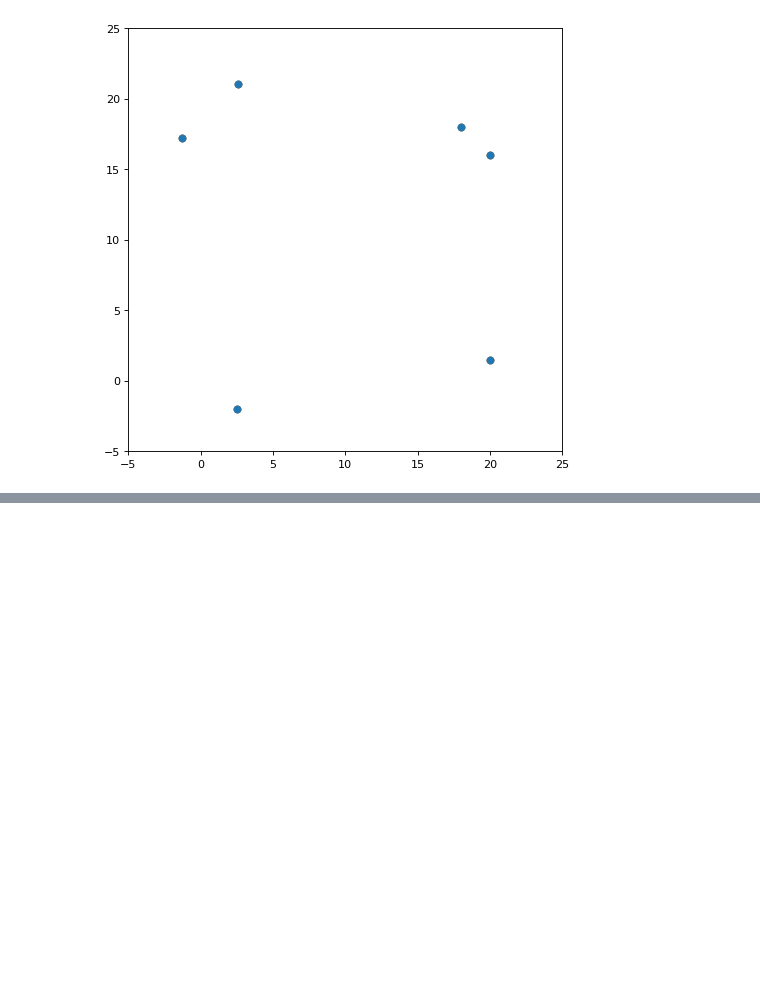
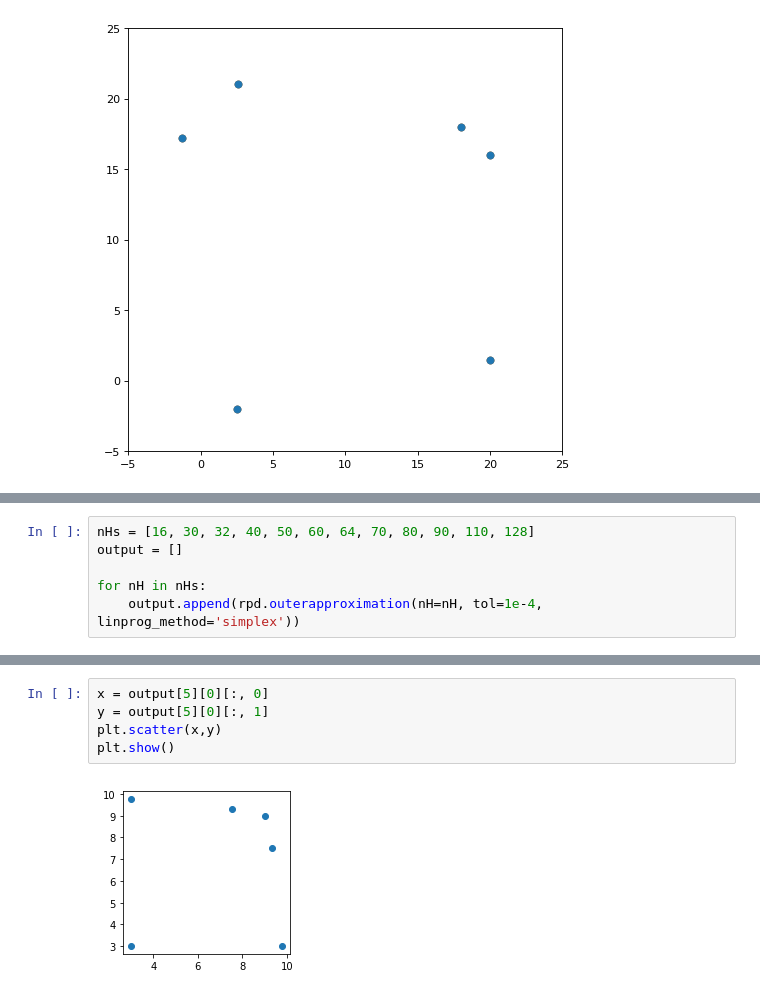
Before and after one commit to QBatista/Notebooks, a Jupyter notebook: JYC_Algo_Visualization.ipynb, the cells around one changed output, grey strips where cells are left out. Cells and saved outputs as stored; diff of their text form; blank space fills up the shorter version.

```diff
--- a/JYC_Algo_Visualization.ipynb
+++ b/JYC_Algo_Visualization.ipynb
@@ -177,0 +201,6 @@ TOC: Elapsed: 0:00:2.20
+# %%
+nHs = [16, 30, 32, 40, 50, 60, 64, 70, 80, 90, 110, 128]
+output = []
+
+for nH in nHs:
+    output.append(rpd.outerapproximation(nH=nH, tol=1e-4, linprog_method='simplex'))
@@ -177,0 +246,7 @@ TOC: Elapsed: 0:00:2.20
+# %%
+x = output[5][0][:, 0]
+y = output[5][0][:, 1]
+plt.scatter(x,y)
+plt.show()
+# %% [output]
+[figure, added]
```
Also changed, not shown: parts of 10 cells of this notebook.
